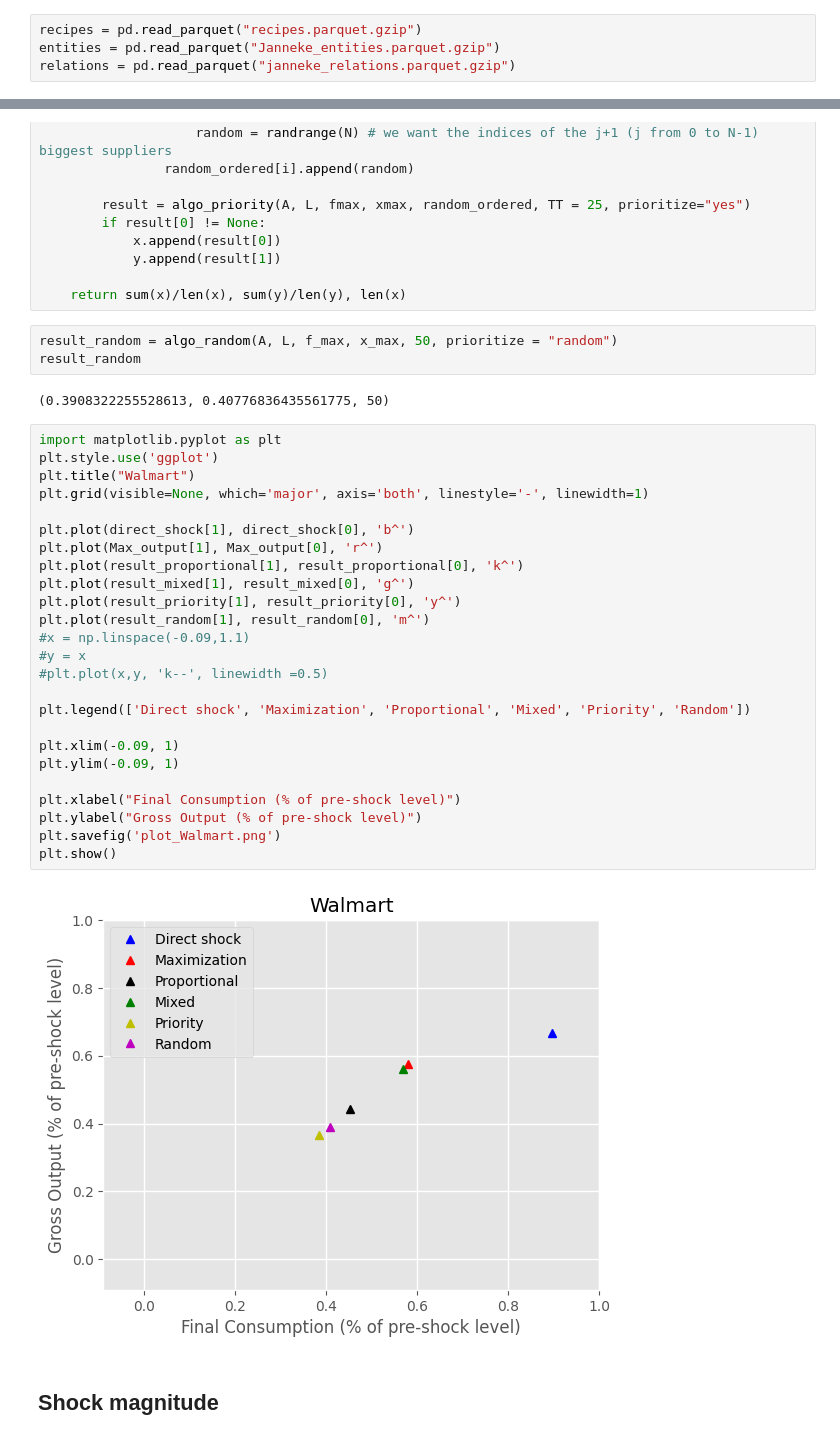
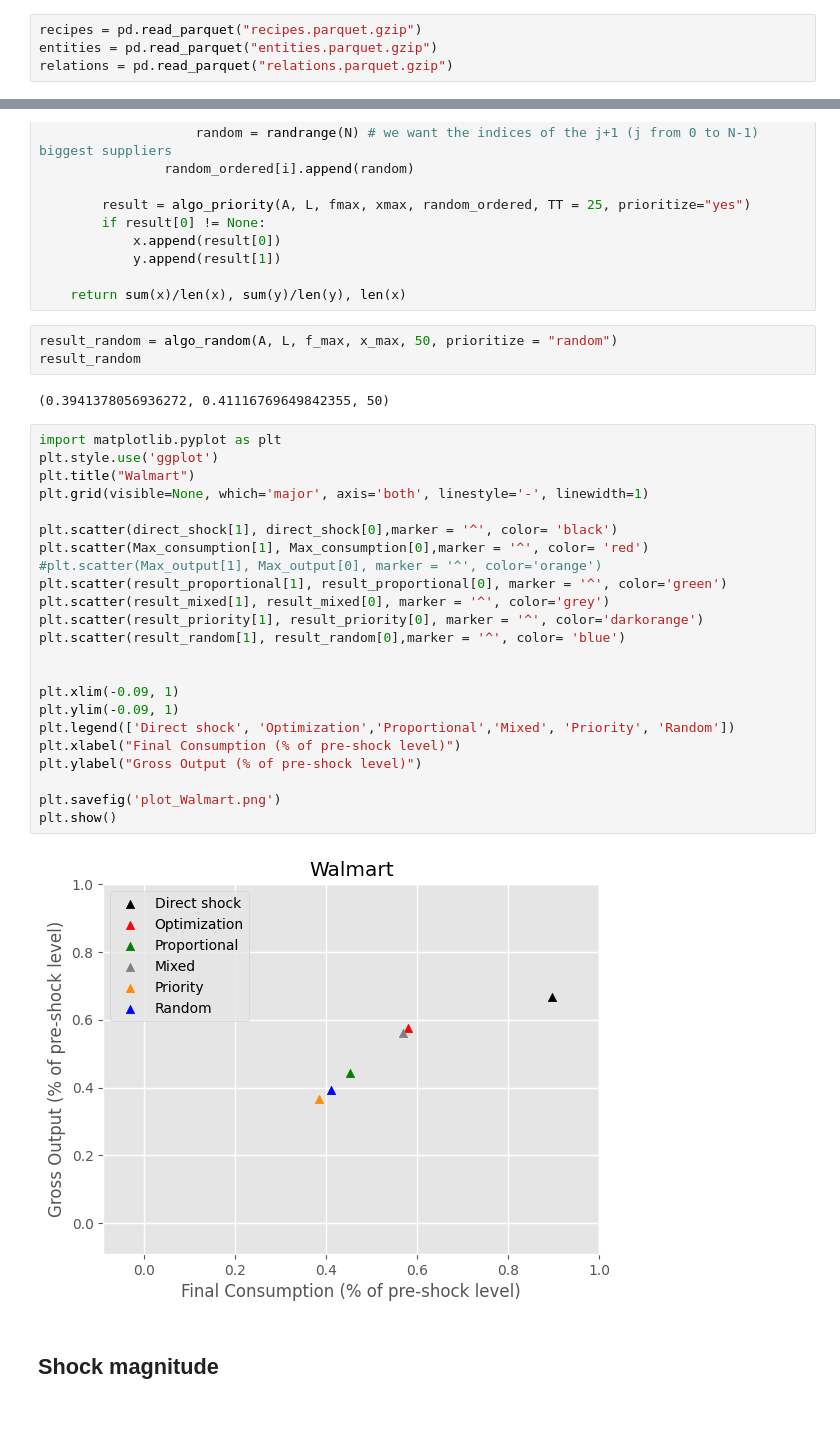
Before and after one commit to jannekehutsebaut/Thesis_Shock_Propagation_Supply_Demand, a Jupyter notebook: Walmart/Case Walmart.ipynb, the cells around one changed output, grey strips where cells are left out. Saved outputs shown, nothing was run; the diff lists cells and outputs as text.

```diff
--- a/Walmart/Case Walmart.ipynb
+++ b/Walmart/Case Walmart.ipynb
@@ -8,8 +8,8 @@ from random import randrange
 ## Reading the data
 # %%
 recipes = pd.read_parquet("recipes.parquet.gzip")
-entities = pd.read_parquet("Janneke_entities.parquet.gzip")
-relations = pd.read_parquet("janneke_relations.parquet.gzip")
+entities = pd.read_parquet("entities.parquet.gzip")
+relations = pd.read_parquet("relations.parquet.gzip")
 # %%
 sectors = pd.read_parquet("entities_with_sector.parquet(1).gzip")
 sectors.head()
@@ -595,34 +595,32 @@ def algo_random(A, L, fmax, xmax, runs, prioritize = "random"):
 result_random = algo_random(A, L, f_max, x_max, 50, prioritize = "random")
 result_random
 # %% [output]
-(0.3908322255528613, 0.40776836435561775, 50)
+(0.3941378056936272, 0.41116769649842355, 50)
 # %%
 import matplotlib.pyplot as plt
 plt.style.use('ggplot')
 plt.title("Walmart")
 plt.grid(visible=None, which='major', axis='both', linestyle='-', linewidth=1)
 
-plt.plot(direct_shock[1], direct_shock[0], 'b^')
-plt.plot(Max_output[1], Max_output[0], 'r^')
-plt.plot(result_proportional[1], result_proportional[0], 'k^')
-plt.plot(result_mixed[1], result_mixed[0], 'g^')
-plt.plot(result_priority[1], result_priority[0], 'y^')
-plt.plot(result_random[1], result_random[0], 'm^')
-#x = np.linspace(-0.09,1.1)
-#y = x
-#plt.plot(x,y, 'k--', linewidth =0.5)
+plt.scatter(direct_shock[1], direct_shock[0],marker = '^', color= 'black')
+plt.scatter(Max_consumption[1], Max_consumption[0],marker = '^', color= 'red')
+#plt.scatter(Max_output[1], Max_output[0], marker = '^', color='orange')
+plt.scatter(result_proportional[1], result_proportional[0], marker = '^', color='green')
+plt.scatter(result_mixed[1], result_mixed[0], marker = '^', color='grey')
+plt.scatter(result_priority[1], result_priority[0], marker = '^', color='darkorange')
+plt.scatter(result_random[1], result_random[0],marker = '^', color= 'blue')
 
-plt.legend(['Direct shock', 'Maximization', 'Proportional', 'Mixed', 'Priority', 'Random'])
 
 plt.xlim(-0.09, 1)
 plt.ylim(-0.09, 1)
-
+plt.legend(['Direct shock', 'Optimization','Proportional','Mixed', 'Priority', 'Random'])
 plt.xlabel("Final Consumption (% of pre-shock level)")
 plt.ylabel("Gross Output (% of pre-shock level)")
+
 plt.savefig('plot_Walmart.png')
 plt.show()
 # %% [output]
-[figure, old version]
+[figure, new version]
 # %% [markdown]
 ## Shock magnitude
 # %%
```
Also changed, not shown: parts of 1 cell of this notebook.
